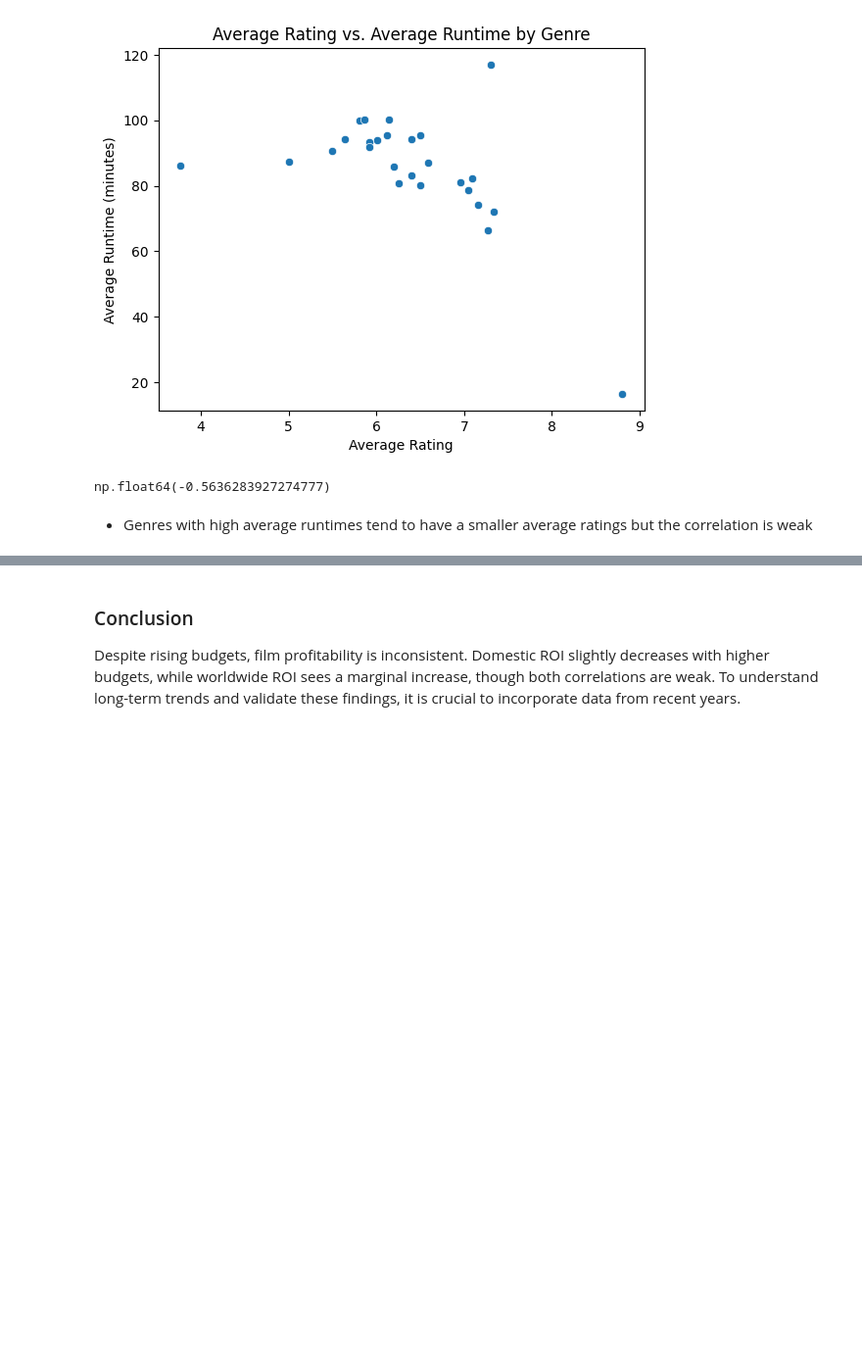
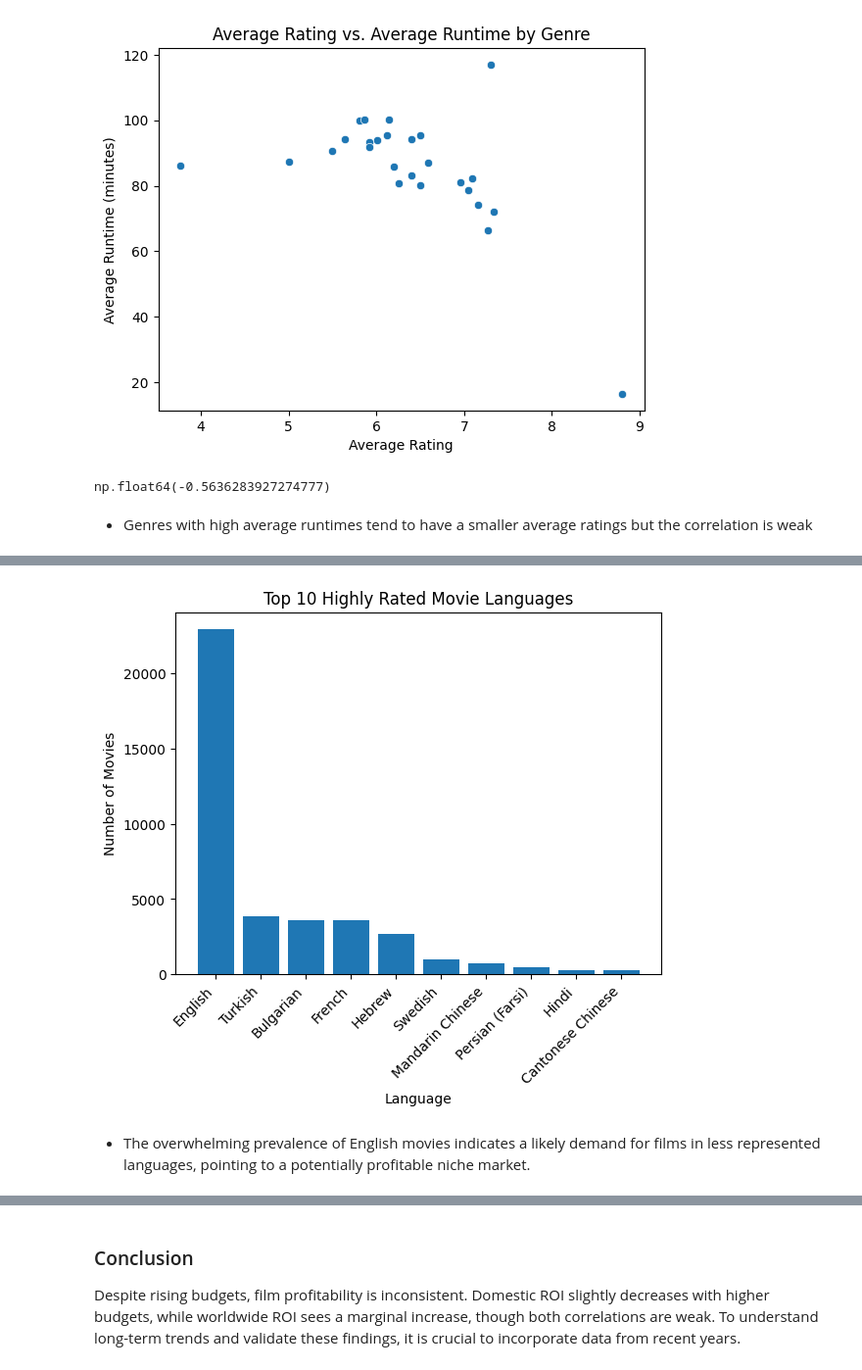
Before and after one commit to Sylvia-W-Mwangi/Phase_2_Project_G5, a Jupyter notebook: student.ipynb, the cells around one changed output, grey strips where cells are left out. Shown at 98% size. Drawn from its saved outputs; the diff is of its cells as text; code cells hidden in the pictures; blank space fills up the shorter version.

```diff
--- a/student.ipynb
+++ b/student.ipynb
@@ -480,3 +482,14 @@ pd.read_sql(query_4, conn)
 | 2997 | Andrew Bellware | 2.087500 | 4 |
 | 2998 | Sebastián Badilla | 2.000000 | 4 |
 2999 rows × 3 columns
+# %%
+query_5 = '''
+SELECT ma.language, mb.start_year
+FROM movie_akas AS ma
+JOIN movie_basics AS mb
+ON ma.movie_id = mb.movie_id;
+'''
+
+language_df = pd.read_sql(query_5, conn)
+language_df = language_df.dropna()
+language_df.reset_index(drop=True)
@@ -699,0 +743,16 @@ np.float64(-0.5636283927274777)
+# %%
+language_names = {
+    'en': 'English',
+    'tr': 'Turkish',
+    'bg': 'Bulgarian',
+    'fr': 'French',
+    'he': 'Hebrew',
+    'sv': 'Swedish',
+    'cmn': 'Mandarin Chinese',
+    'fa': 'Persian (Farsi)',
+    'hi': 'Hindi',
+    'yue': 'Cantonese Chinese'
+}
+
+language_df['language'] = language_df['language'].map(language_names)
+language_df
@@ -699,0 +773,19 @@ np.float64(-0.5636283927274777)
+# %%
+top_ten_languages = language_df['language'].value_counts().head(10)
+
+fig, ax = plt.subplots()
+
+ax.bar(top_ten_languages.index, top_ten_languages.values)
+ax.set_title('Top 10 Highly Rated Movie Languages')
+ax.set_xlabel('Language')
+ax.set_ylabel('Number of Movies')
+
+ax.set_xticks(range(len(top_ten_languages.index)))
+ax.set_xticklabels(top_ten_languages.index, rotation=45, ha='right')
+
+
+plt.show()
+# %% [output]
+[figure, added]
+# %% [markdown]
+* The overwhelming prevalence of English movies indicates a likely demand for films in less represented languages, pointing to a potentially profitable niche market.
```
Also changed, not shown: parts of 12 cells of this notebook, 1 other file.
